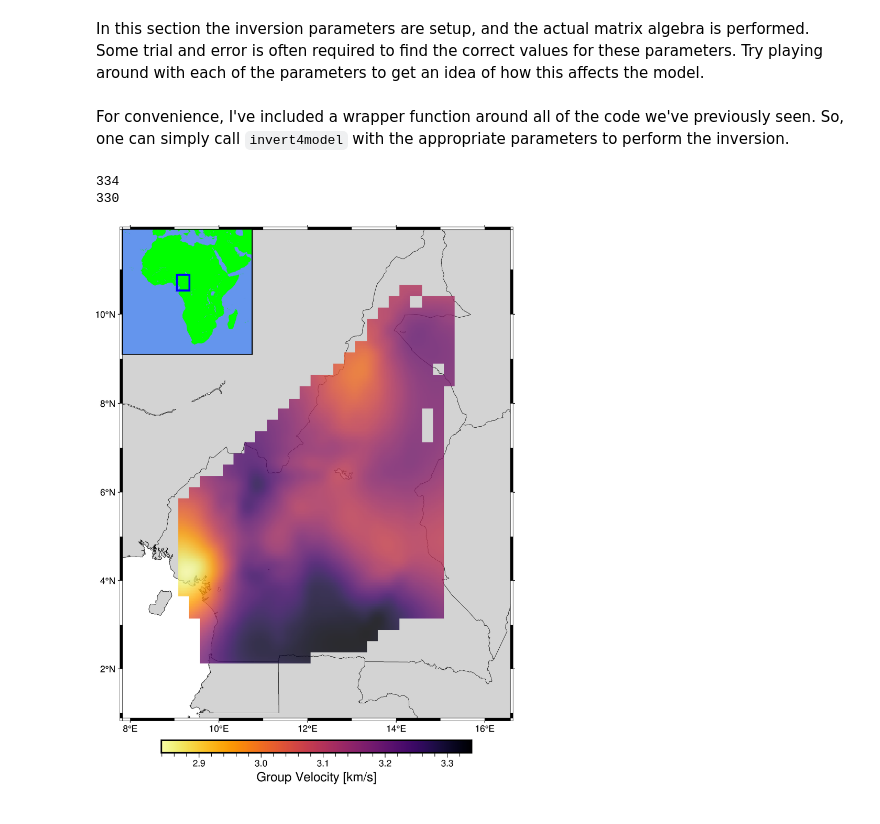
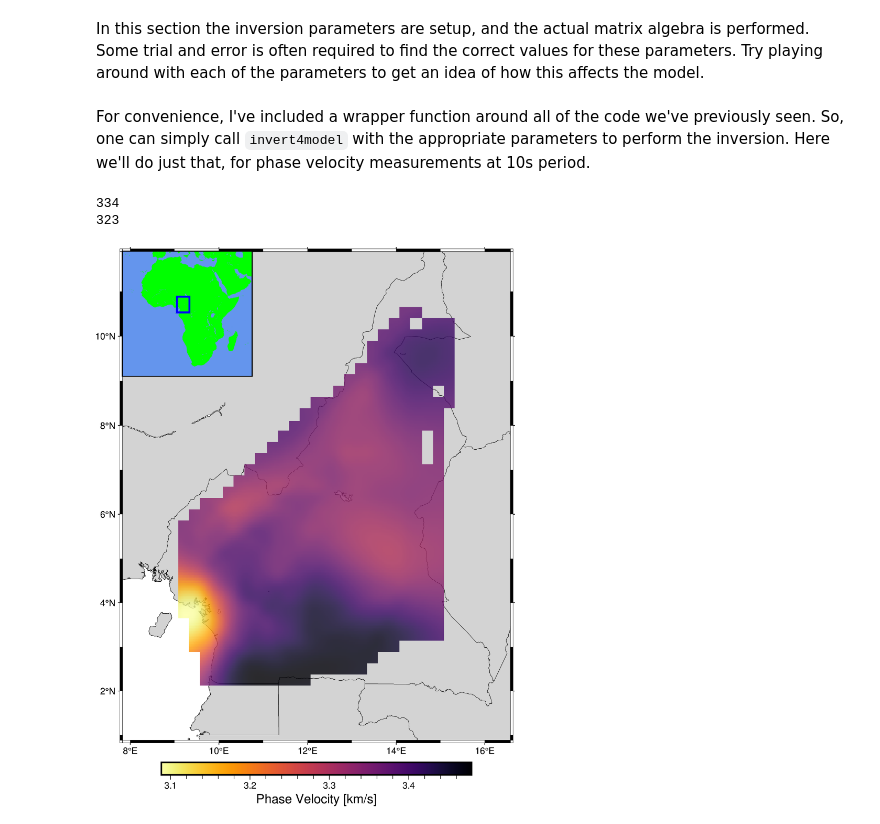
Before and after one commit to ChetGoerzen/ROSES_ANT, a Jupyter notebook: roses_example.ipynb, the cells around one changed output. Cells and saved outputs as stored; diff of their text form; code cells hidden in the pictures.

Commit message:
Update figures

```diff
--- a/roses_example.ipynb
+++ b/roses_example.ipynb
@@ -551,15 +572,16 @@ mopt = Ginv * Cinv * dobs # Compute the final estimated model
 R = Ginv * Cinv * G # Compute the resolution matrix
 v = grid.to_2D_array(v0 / (1 + mopt))
 # %% [markdown]
-For convenience, I've included a wrapper function around all of the code we've previously seen. So, one can simply call `invert4model` with the appropriate parameters to perform the inversion.
+For convenience, I've included a wrapper function around all of the code we've previously seen. So, one can simply call `invert4model` with the appropriate parameters to perform the inversion. Here we'll do just that, for phase velocity measurements at 10s period.
 # %%
 disp_curves = pd.read_csv("data/cam/10.dat", index_col=None, header=None, delim_whitespace=True)
 disp_curves.columns = ["source_name", "receiver_name", "group_velocity", "phase_velocity",
                        "signal2noise_ratio", "source_lon", "source_lat", "receiver_lon", "receiver_lat",
                        "inter-station_distance"]
+v_type = "phase_velocity"
 print(len(disp_curves))
-std_crit = (np.abs(disp_curves.group_velocity - np.mean(disp_curves.group_velocity))\
-            < 3 * np.std(disp_curves.group_velocity))
+std_crit = (np.abs(disp_curves[v_type] - np.mean(disp_curves[v_type]))\
+            < 3 * np.std(disp_curves[v_type]))
 disp_curves = disp_curves[std_crit]
 print(len(disp_curves))
 
@@ -574,20 +596,20 @@ lonstep = 0.25
 
 # Do the inversion
 # --------------------------------------------------------------------------------------------------------------- #
-vels, paths, dists = make_paths(disp_curves)
+vels, paths, dists = make_paths(disp_curves, v_type)
 grid = make_grid(disp_curves, tol, latstep, lonstep)
 v, path_density, R, grid, Cinv, Ginv = invert4model(alpha, beta, lambda_, correlation_length, lonstep,
                                                     latstep, grid, vels, dists, paths)
 # --------------------------------------------------------------------------------------------------------------- #
 # %% [output]
 334
-330
+323
 # %%
 inset_region = [-30, 60, -40, 40]
 fine_num_lats = 250
 fine_num_lons = 250
 
-plot_interpolated(grid, v, fine_num_lats, fine_num_lons, path_density, inset_region)
+plot_interpolated(grid, v, fine_num_lats, fine_num_lons, path_density, inset_region, "Phase Velocity")
 # %% [output]
-[figure, old version]
+[figure, new version]
 # %% [markdown]
```
Also changed, not shown: parts of 18 cells of this notebook, 4 other files.
